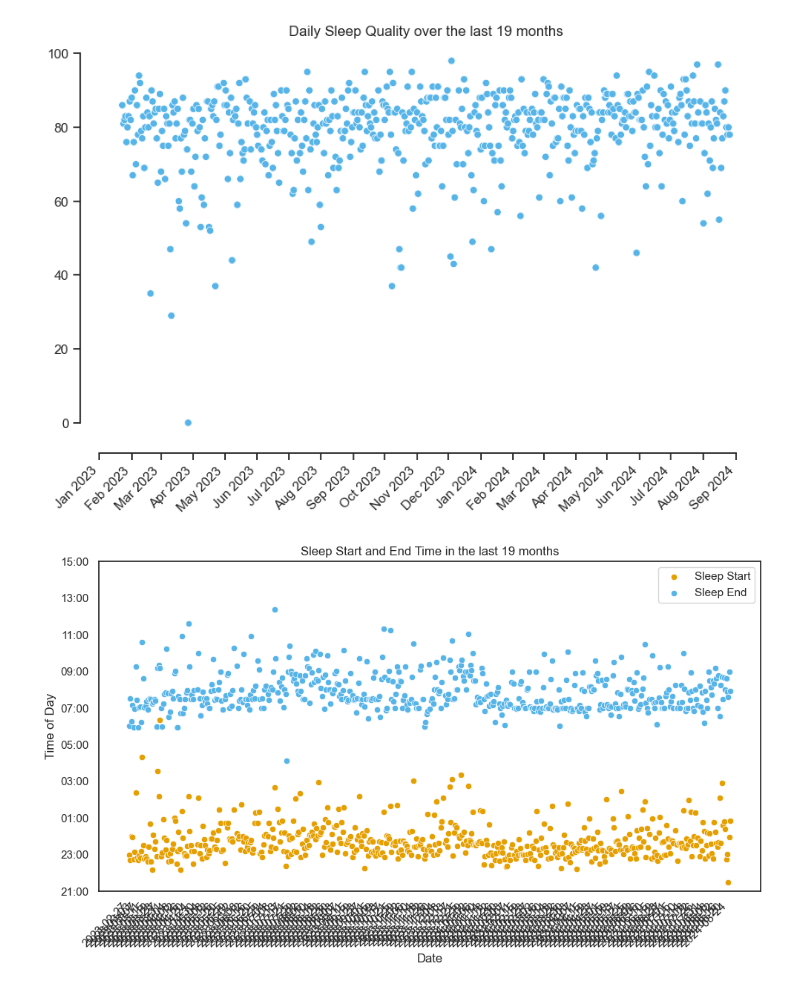
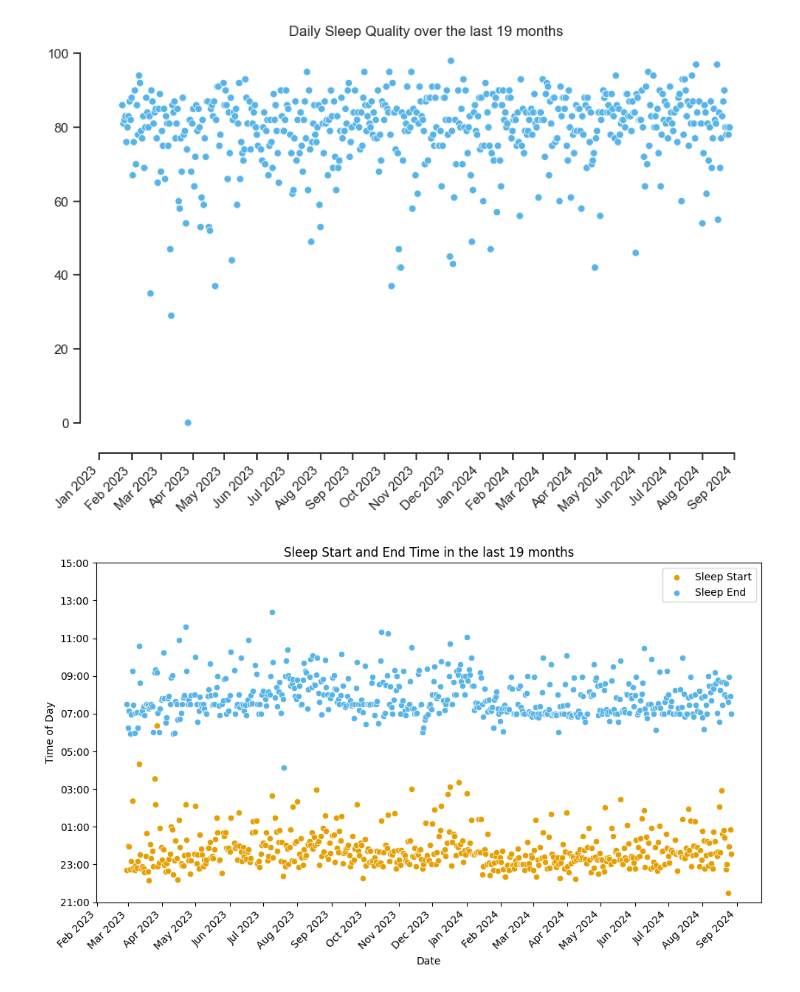
Before and after one commit to AndreaMariani-AM/Garmin_data_playground, a Jupyter notebook: notebooks/sleep.ipynb, the cells around one changed output. Drawn from its saved outputs; the diff is of its cells as text; code cells hidden in the pictures.

Commit message:
updating sleep analysis

```diff
--- a/notebooks/sleep.ipynb
+++ b/notebooks/sleep.ipynb
@@ -59,43 +66,26 @@ sleep_functions.plt_sleep(daily_sleep)
 latest = garth.DailySleep.list(period=2)[-1].calendar_date
 sleep_data = [sd.daily_sleep_dto for sd in garth.SleepData.list(latest, 365+(int(365/2)))]
-# %%
-df = pd.DataFrame(sleep_data)
-df.sort_values("calendar_date", inplace=True)
-df.set_index("calendar_date", inplace=True)
-
-# Convert index to datetime
-df.index = pd.to_datetime(df.index)
-
-# Get the provided timestamp columns (in milliseconds)
-start_col = "sleep_start_timestamp_local"
-end_col = "sleep_end_timestamp_local"
-
-# Convert the timestamps (in milliseconds) to hours and minutes
-df["sleep_start_time"] = pd.to_datetime(df[start_col], unit="ms").dt.time
-df["sleep_end_time"] = pd.to_datetime(df[end_col], unit="ms").dt.time
-
-
-df["sleep_start_hours"] = df["sleep_start_time"].apply(convert_time)
-df["sleep_end_hours"] = df["sleep_end_time"].apply(convert_time)
-
-
-# Plot
-plt.figure(figsize=(10, 6))
-#sns.lineplot(data=df, x=df.index, y="sleep_start_hours", label="Sleep Start", marker="o")
-sns.scatterplot(x=df.index, y=df["sleep_start_hours"], label="Sleep Start",color=["#E69F00"])
-#sns.lineplot(data=df, x=df.index, y="sleep_end_hours", label="Sleep End", marker="o")
-sns.scatterplot(x=df.index, y=df["sleep_end_hours"], label="Sleep End", color=["#56B4E9"])
-
-# Formatting
-plt.title("Sleep Start and End Time in the last 19 months")
-plt.ylabel("Time of Day")
-plt.xlabel("Date")
-#plt.grid(axis="x")
-plt.xticks(df.index[::4], rotation=45, ha="right")
-plt.yticks(range(0, 24, 2), [f"{(h + 21) % 24:02d}:00" for h in range(0, 24, 2)])
-plt.ylim(0, 18)
-plt.tight_layout()
-plt.legend()
-plt.show()
-# %% [output]
-[figure, removed]
+# %%
+df = pd.DataFrame(sleep_data)
+df.sort_values("calendar_date", inplace=True)
+df.set_index("calendar_date", inplace=True)
+
+# Convert to datatime
+df.index = pd.to_datetime(df.index)
+
+# There's time stamps provided but are in milliseconds
+start_col = "sleep_start_timestamp_local"
+end_col = "sleep_end_timestamp_local"
+
+# Convert to hours and minutes
+df["sleep_start"] = pd.to_datetime(df[start_col], unit="ms").dt.time
+df["sleep_end"] = pd.to_datetime(df[end_col], unit="ms").dt.time
+
+# Convert to allow 21:00 as the starting point
+df["sleep_start_hours"] = df["sleep_start"].apply(sleep_functions.convert_time)
+df["sleep_end_hours"] = df["sleep_end"].apply(sleep_functions.convert_time)
+
+# Plot bedtime
+sleep_functions.plot_bedtime(df)
+# %% [output]
+[figure, added]
```
Also changed, not shown: parts of 5 cells of this notebook, 1 other file.
